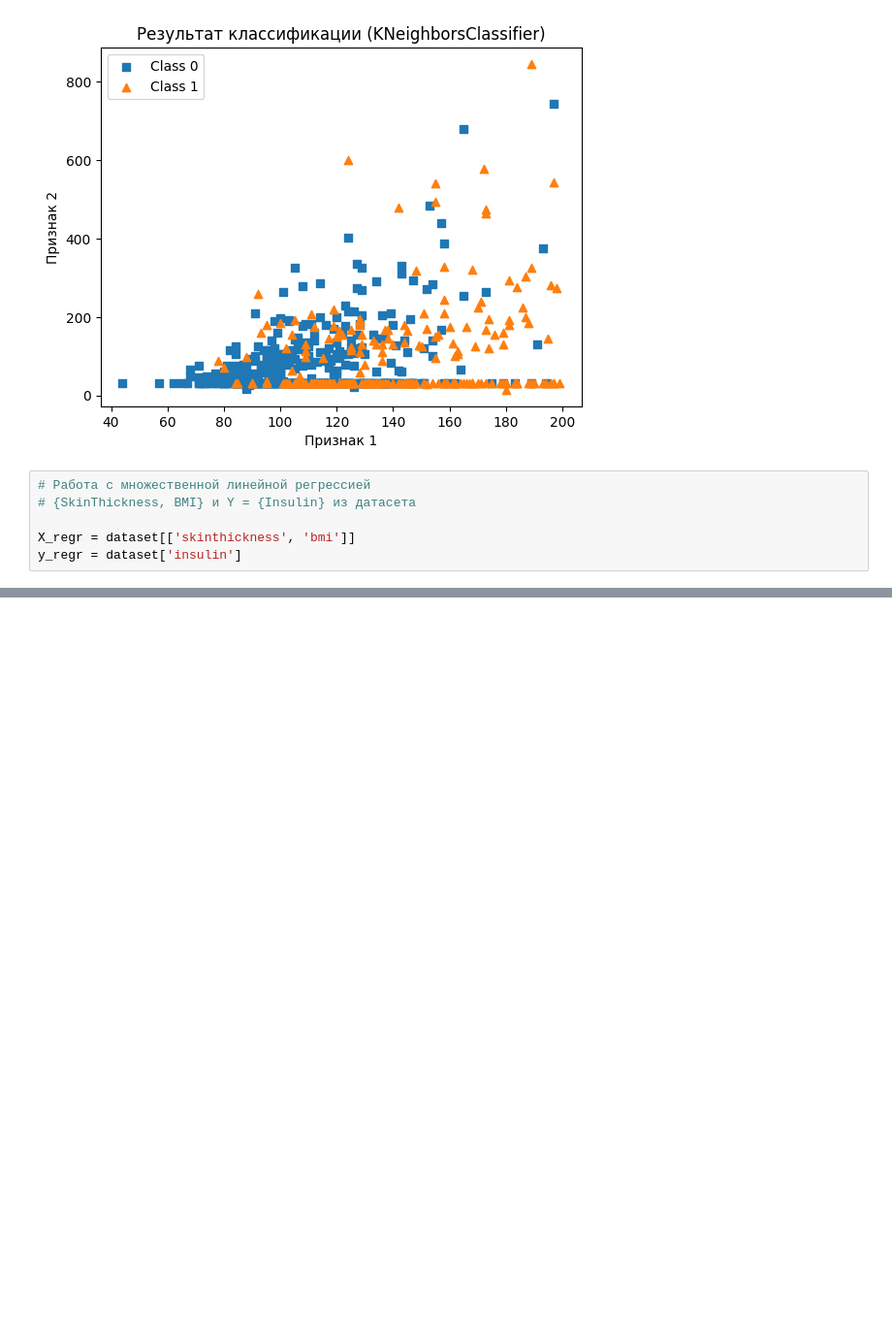
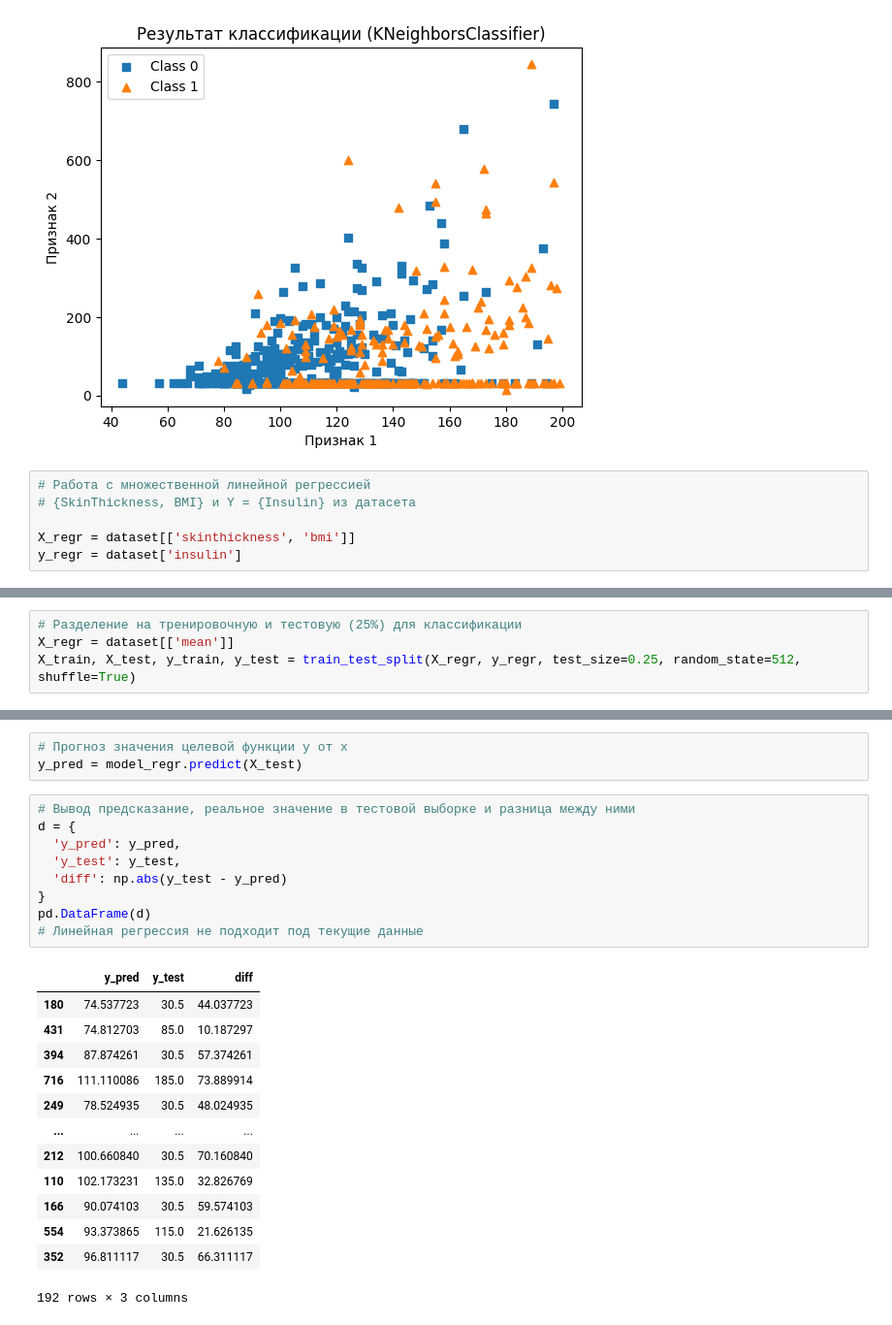
Before and after one commit to SotGE/innopolis2023, a Jupyter notebook: lesson12/lesson12.ipynb, the cells around one changed output, grey strips where cells are left out. Shown at 97% size. Drawn from its saved outputs; the diff is of its cells as text; blank space fills up the shorter version.

```diff
--- a/lesson12/lesson12.ipynb
+++ b/lesson12/lesson12.ipynb
@@ -411,0 +432,4 @@ sns.scatterplot(x=dataset['bmi'], y=dataset['insulin'])
+# %%
+# Разделение на тренировочную и тестовую (25%) для классификации
+X_regr = dataset[['mean']]
+X_train, X_test, y_train, y_test = train_test_split(X_regr, y_regr, test_size=0.25, random_state=512, shuffle=True)
@@ -411,0 +447,26 @@ sns.scatterplot(x=dataset['bmi'], y=dataset['insulin'])
+# %%
+# Прогноз значения целевой функции y от x
+y_pred = model_regr.predict(X_test)
+# %%
+# Вывод предсказание, реальное значение в тестовой выборке и разница между ними
+d = {
+  'y_pred': y_pred,
+  'y_test': y_test,
+  'diff': np.abs(y_test - y_pred)
+}
+pd.DataFrame(d)
+# Линейная регрессия не подходит под текущие данные
+# %% [output]
+|  | y_pred | y_test | diff |
+| 180 | 74.537723 | 30.5 | 44.037723 |
+| 431 | 74.812703 | 85.0 | 10.187297 |
+| 394 | 87.874261 | 30.5 | 57.374261 |
+| 716 | 111.110086 | 185.0 | 73.889914 |
+| 249 | 78.524935 | 30.5 | 48.024935 |
+| ... | ... | ... | ... |
+| 212 | 100.660840 | 30.5 | 70.160840 |
+| 110 | 102.173231 | 135.0 | 32.826769 |
+| 166 | 90.074103 | 30.5 | 59.574103 |
+| 554 | 93.373865 | 115.0 | 21.626135 |
+| 352 | 96.811117 | 30.5 | 66.311117 |
+192 rows × 3 columns
```
Also changed, not shown: parts of 22 cells of this notebook, 3 other files.
